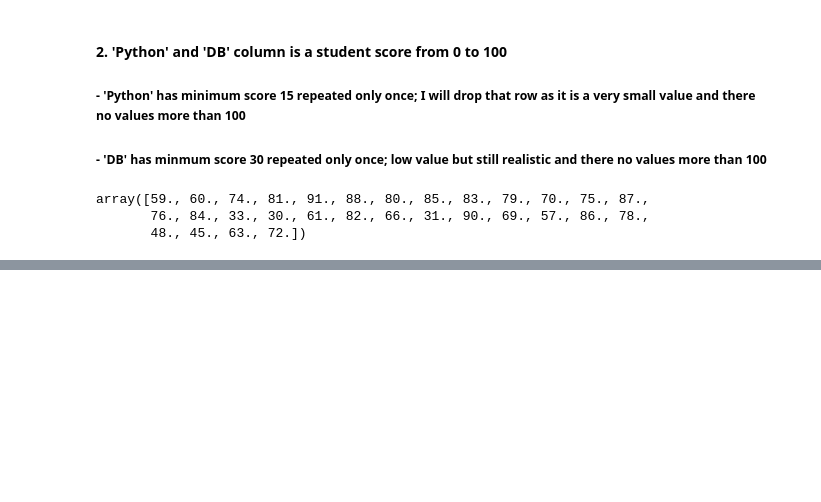
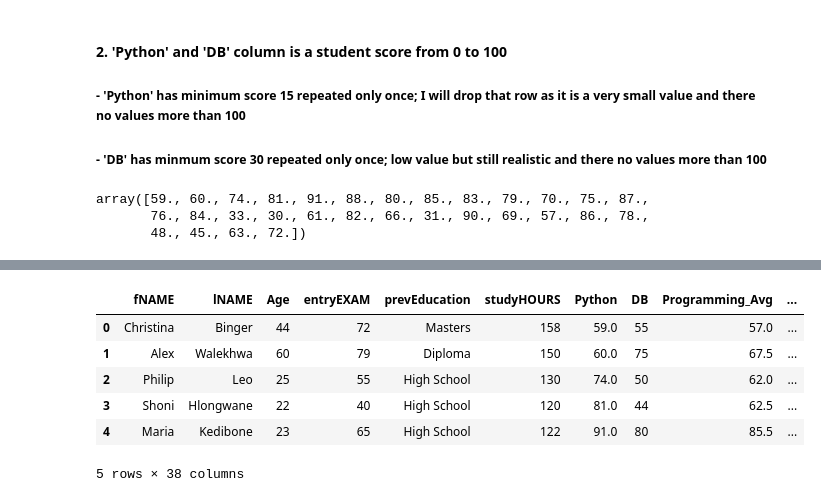
Before and after one commit to mennaomar97/depi-assignments-submission, a Jupyter notebook: Data_Preprocessing_part1/Data_Preprocessing_part1.ipynb, the cells around one changed output, grey strips where cells are left out. Cells and saved outputs as stored; diff of their text form; code cells hidden in the pictures; blank space fills up the shorter version.

```diff
--- a/Data_Preprocessing_part1/Data_Preprocessing_part1.ipynb
+++ b/Data_Preprocessing_part1/Data_Preprocessing_part1.ipynb
@@ -375,0 +641,3 @@ memory usage: 6.5+ KB
+# %%
+df = pd.get_dummies(df, columns=['gender', 'country', 'residence', 'studyHOURS_cat'], drop_first=False)
+df.info()
@@ -375,0 +662,9 @@ memory usage: 6.5+ KB
+# %%
+order = {
+    "High School": 0,
+    "Diploma": 1,
+    "Bachelors": 2,
+    "Masters": 3
+}
+df['prevEducation_encoded'] = df['prevEducation'].map(order)
+df.info()
@@ -375,0 +689,10 @@ memory usage: 6.5+ KB
+# %%
+df.head()
+# %% [output]
+|  | fNAME | lNAME | Age | entryEXAM | prevEducation | studyHOURS | Python | DB | Programming_Avg | ... |
+| 0 | Christina | Binger | 44 | 72 | Masters | 158 | 59.0 | 55 | 57.0 | ... |
+| 1 | Alex | Walekhwa | 60 | 79 | Diploma | 150 | 60.0 | 75 | 67.5 | ... |
+| 2 | Philip | Leo | 25 | 55 | High School | 130 | 74.0 | 50 | 62.0 | ... |
+| 3 | Shoni | Hlongwane | 22 | 40 | High School | 120 | 81.0 | 44 | 62.5 | ... |
+| 4 | Maria | Kedibone | 23 | 65 | High School | 122 | 91.0 | 80 | 85.5 | ... |
+5 rows × 38 columns
```
Also changed, not shown: parts of 39 cells of this notebook.
